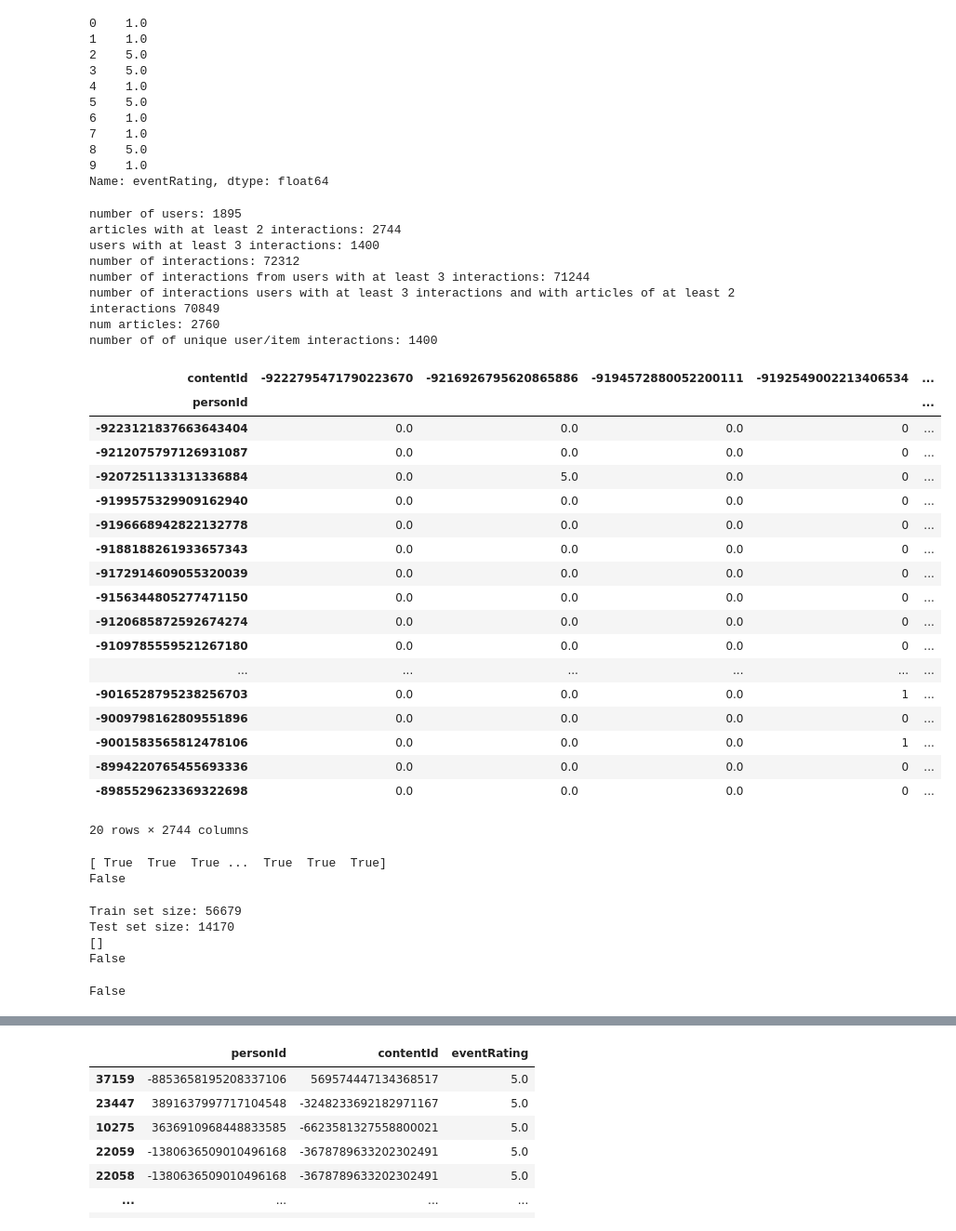
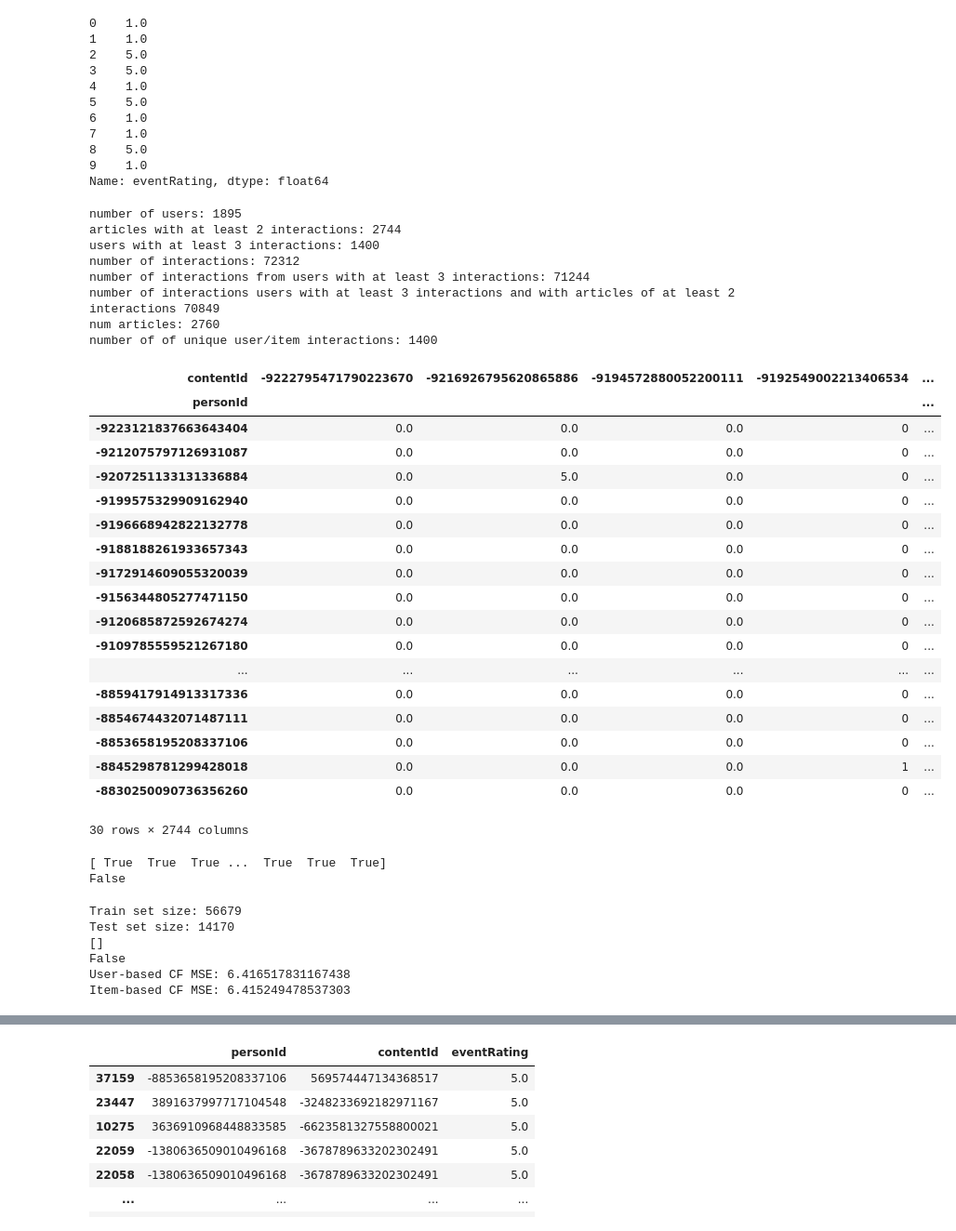
Before and after one commit to MK473203/NLP_project_35, a Jupyter notebook: project_1-3.ipynb, the cells around one changed output, grey strips where cells are left out. Shown at 93% size. Drawn from its saved outputs; the diff is of its cells as text; code cells hidden in the pictures.

```diff
--- a/project_1-3.ipynb
+++ b/project_1-3.ipynb
@@ -114,40 +114,40 @@ def filter_df(data, articles, user_interactions_at_least, article_interactions_a
 
     item_popularity = []
 
     print('number of of unique user/item interactions:', len(interactions_filtered))
 
     return(interactions_filtered, interactions_df, articles_fil)
 
 interactions_selected, interactions_df, articles = filter_df(data=interactions, articles=articles, user_interactions_at_least=3, article_interactions_at_least=2, pivot=True)
-interactions_selected.head(20)
+interactions_selected.head(30)
 # %% [output]
 number of users: 1895
 articles with at least 2 interactions: 2744
 users with at least 3 interactions: 1400
 number of interactions: 72312
 number of interactions from users with at least 3 interactions: 71244
 number of interactions users with at least 3 interactions and with articles of at least 2 interactions 70849
 num articles: 2760
 number of of unique user/item interactions: 1400
 | contentId | -9222795471790223670 | -9216926795620865886 | -9194572880052200111 | -9192549002213406534 | ... |
 | personId |  |  |  |  | ... |
 | -9223121837663643404 | 0.0 | 0.0 | 0.0 | 0 | ... |
 | -9212075797126931087 | 0.0 | 0.0 | 0.0 | 0 | ... |
 | -9207251133131336884 | 0.0 | 5.0 | 0.0 | 0 | ... |
 | -9199575329909162940 | 0.0 | 0.0 | 0.0 | 0 | ... |
 | -9196668942822132778 | 0.0 | 0.0 | 0.0 | 0 | ... |
 | -9188188261933657343 | 0.0 | 0.0 | 0.0 | 0 | ... |
 | -9172914609055320039 | 0.0 | 0.0 | 0.0 | 0 | ... |
 | -9156344805277471150 | 0.0 | 0.0 | 0.0 | 0 | ... |
 | -9120685872592674274 | 0.0 | 0.0 | 0.0 | 0 | ... |
 | -9109785559521267180 | 0.0 | 0.0 | 0.0 | 0 | ... |
 | ... | ... | ... | ... | ... | ... |
-| -9016528795238256703 | 0.0 | 0.0 | 0.0 | 1 | ... |
-| -9009798162809551896 | 0.0 | 0.0 | 0.0 | 0 | ... |
-| -9001583565812478106 | 0.0 | 0.0 | 0.0 | 1 | ... |
-| -8994220765455693336 | 0.0 | 0.0 | 0.0 | 0 | ... |
-| -8985529623369322698 | 0.0 | 0.0 | 0.0 | 0 | ... |
+| -8859417914913317336 | 0.0 | 0.0 | 0.0 | 0 | ... |
+| -8854674432071487111 | 0.0 | 0.0 | 0.0 | 0 | ... |
+| -8853658195208337106 | 0.0 | 0.0 | 0.0 | 0 | ... |
+| -8845298781299428018 | 0.0 | 0.0 | 0.0 | 1 | ... |
+| -8830250090736356260 | 0.0 | 0.0 | 0.0 | 0 | ... |
-20 rows × 2744 columns
+30 rows × 2744 columns
 # %%
 user_ids = list(interactions_selected.index)
 content_ids = list(interactions_selected.T.index)
@@ -184,9 +184,51 @@ af=[0 for i in range(0, len(list(test_set_index.index.unique().values))) if not
 print(af)
 print((885269153482673496 in train_set.index.unique().values))
 885269153482673496 in interactions_df['personId']
+
+
+matrix_sparse = np.array(train_set_index.pivot_table(index='personId', columns='contentId', values='eventRating', fill_value=0))
+user_matrix_sparse = csr_matrix(train_set_index.pivot_table(index='personId', columns='contentId', values='eventRating', fill_value=0))
+matrix_sparse_test = np.array(test_set_index.pivot_table(index='personId', columns='contentId', values='eventRating', fill_value=0))
+user_matrix_sparse_test = csr_matrix(test_set_index.pivot_table(index='personId', columns='contentId', values='eventRating', fill_value=0))
+
+def similarity(ratings, kind='user', epsilon=1e-9):
+    # epsilon -> small number for handling dived-by-zero errors
+    if kind == 'user':
+        sim = ratings.dot(ratings.T) + epsilon
+    elif kind == 'item':
+        sim = ratings.T.dot(ratings) + epsilon
+    norms = np.array([np.sqrt(np.diagonal(sim))])
+    return (sim / norms / norms.T)
+
+user_similarity = similarity(matrix_sparse, kind='user')
+item_similarity = similarity(matrix_sparse, kind='item')
+
+def predict(ratings, similarity, kind='user'):
+    if kind == 'user':
+        return similarity.dot(ratings) / np.array([np.abs(similarity).sum(axis=1)]).T
+    elif kind == 'item':
+        return ratings.dot(similarity) / np.array([np.abs(similarity).sum(axis=1)])
+
+item_prediction = predict(matrix_sparse, item_similarity, kind='item')
+user_prediction = predict(matrix_sparse, user_similarity, kind='user')
+
+from sklearn.metrics import mean_squared_error
+
+def get_mse(pred, actual):
+    # Ignore nonzero terms.
+    pred = pred[actual.nonzero()].flatten()
+    actual = actual[actual.nonzero()].flatten()
+    return mean_squared_error(pred, actual)
+
+item_prediction = predict(matrix_sparse, item_similarity, kind='item')
+user_prediction = predict(matrix_sparse, user_similarity, kind='user')
+
+print('User-based CF MSE: ' + str(get_mse(user_prediction, matrix_sparse_test)))
+print('Item-based CF MSE: ' + str(get_mse(item_prediction, matrix_sparse_test)))
 # %% [output]
 Train set size: 56679
 Test set size: 14170
 []
 False
+User-based CF MSE: 6.416517831167438
+Item-based CF MSE: 6.415249478537303
-False
```
Also changed, not shown: parts of 8 cells of this notebook.
